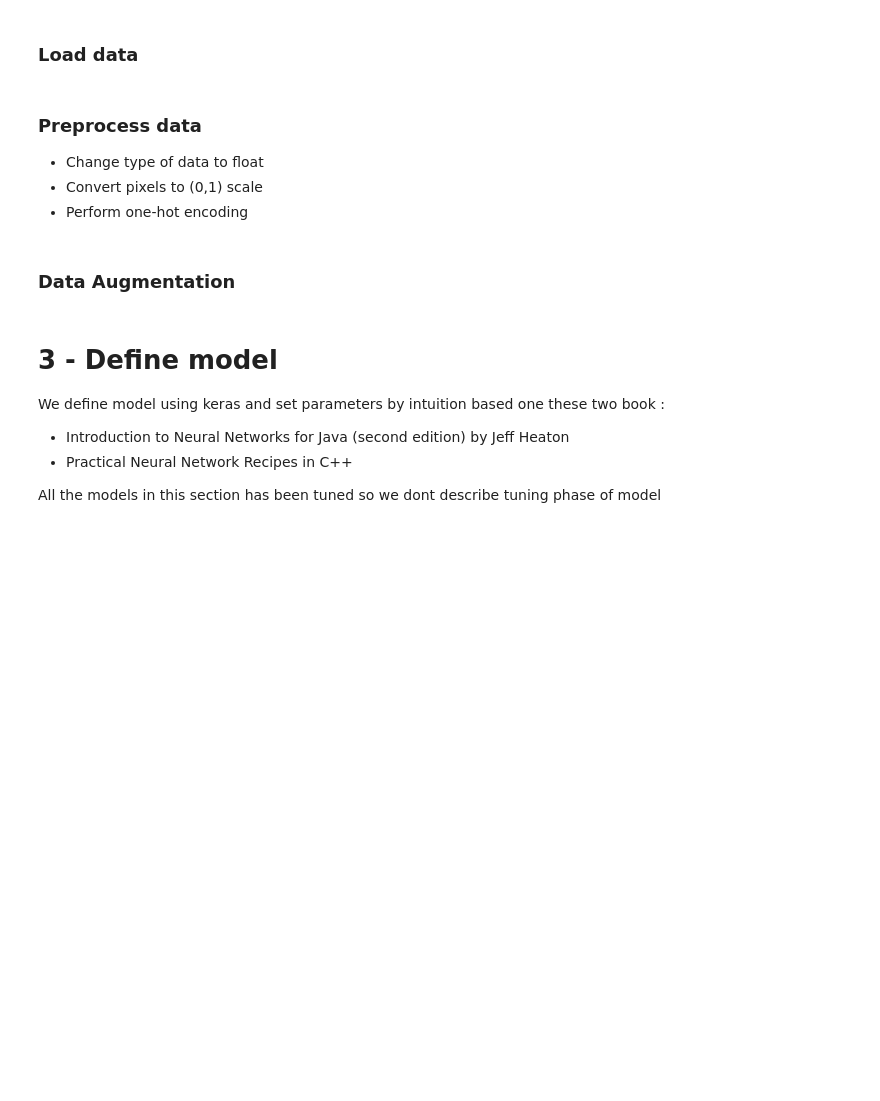
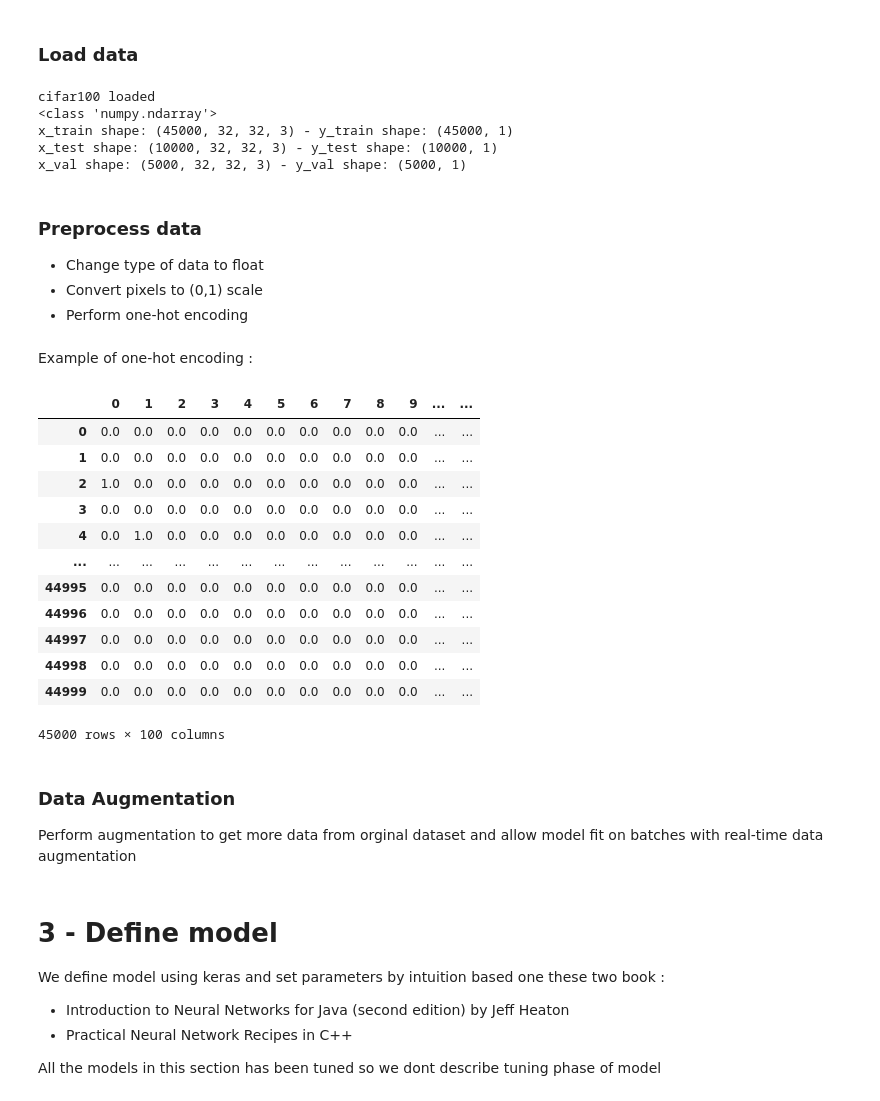
Before and after one commit to linnguyen1707/Machine-learning-and-data-mining-I, a Jupyter notebook: Experiment-and-Result.ipynb, the cells around one changed output. Cells and saved outputs as stored; diff of their text form; code cells hidden in the pictures; blank space fills up the shorter version.

```diff
--- a/Experiment-and-Result.ipynb
+++ b/Experiment-and-Result.ipynb
@@ -65,8 +66,8 @@ from keras import backend
 # %%
 input_shape = (32, 32, 3)
 
-x_train, y_train = load_batch("../input/cifar100/train", label_key="fine_labels")
-x_test, y_test = load_batch("../input/cifar100/test", label_key="fine_labels")
+x_train, y_train = load_batch("./data/train", label_key="fine_labels")
+x_test, y_test = load_batch("./data/test", label_key="fine_labels")
 
 # train-valid-test split
 x_train , x_val = x_train[0:45000,:,:,:],x_train[45000:50000,:,:,:]
@@ -85,6 +86,12 @@ print(type(x_train[:1]))
 print(f"x_train shape: {x_train.shape} - y_train shape: {y_train.shape}")
 print(f"x_test shape: {x_test.shape} - y_test shape: {y_test.shape}")
 print(f"x_val shape: {x_val.shape} - y_val shape: {y_val.shape}")
+# %% [output]
+cifar100 loaded
+<class 'numpy.ndarray'>
+x_train shape: (45000, 32, 32, 3) - y_train shape: (45000, 1)
+x_test shape: (10000, 32, 32, 3) - y_test shape: (10000, 1)
+x_val shape: (5000, 32, 32, 3) - y_val shape: (5000, 1)
 # %% [markdown]
 <a name="2_2"></a>
 ### Preprocess data
@@ -98,9 +108,30 @@ x_train, x_test,x_val = x_train / 255, x_test / 255, x_val/255
 y_train = to_categorical(y_train)
 y_val = to_categorical(y_val)
 y_test = to_categorical(y_test)
-# %% [markdown]
-<a name="2_3"></a>
-### Data Augmentation
+# %% [markdown]
+Example of one-hot encoding :
+# %%
+df_ytrain = pd.DataFrame(y_train)
+df_ytrain
+# %% [output]
+|  | 0 | 1 | 2 | 3 | 4 | 5 | 6 | 7 | 8 | 9 | ... | ... |
+| 0 | 0.0 | 0.0 | 0.0 | 0.0 | 0.0 | 0.0 | 0.0 | 0.0 | 0.0 | 0.0 | ... | ... |
+| 1 | 0.0 | 0.0 | 0.0 | 0.0 | 0.0 | 0.0 | 0.0 | 0.0 | 0.0 | 0.0 | ... | ... |
+| 2 | 1.0 | 0.0 | 0.0 | 0.0 | 0.0 | 0.0 | 0.0 | 0.0 | 0.0 | 0.0 | ... | ... |
+| 3 | 0.0 | 0.0 | 0.0 | 0.0 | 0.0 | 0.0 | 0.0 | 0.0 | 0.0 | 0.0 | ... | ... |
+| 4 | 0.0 | 1.0 | 0.0 | 0.0 | 0.0 | 0.0 | 0.0 | 0.0 | 0.0 | 0.0 | ... | ... |
+| ... | ... | ... | ... | ... | ... | ... | ... | ... | ... | ... | ... | ... |
+| 44995 | 0.0 | 0.0 | 0.0 | 0.0 | 0.0 | 0.0 | 0.0 | 0.0 | 0.0 | 0.0 | ... | ... |
+| 44996 | 0.0 | 0.0 | 0.0 | 0.0 | 0.0 | 0.0 | 0.0 | 0.0 | 0.0 | 0.0 | ... | ... |
+| 44997 | 0.0 | 0.0 | 0.0 | 0.0 | 0.0 | 0.0 | 0.0 | 0.0 | 0.0 | 0.0 | ... | ... |
+| 44998 | 0.0 | 0.0 | 0.0 | 0.0 | 0.0 | 0.0 | 0.0 | 0.0 | 0.0 | 0.0 | ... | ... |
+| 44999 | 0.0 | 0.0 | 0.0 | 0.0 | 0.0 | 0.0 | 0.0 | 0.0 | 0.0 | 0.0 | ... | ... |
+45000 rows × 100 columns
+# %% [markdown]
+<a name="2_3"></a>
+### Data Augmentation
+
+Perform augmentation to get more data from orginal dataset and allow model fit on batches with real-time data augmentation
 # %%
 datagen = ImageDataGenerator(width_shift_range=0.1, height_shift_range=0.1, horizontal_flip=True)
 it_train = datagen.flow(x_train, y_train, batch_size=64)
```
Also changed, not shown: parts of 5 cells of this notebook.
